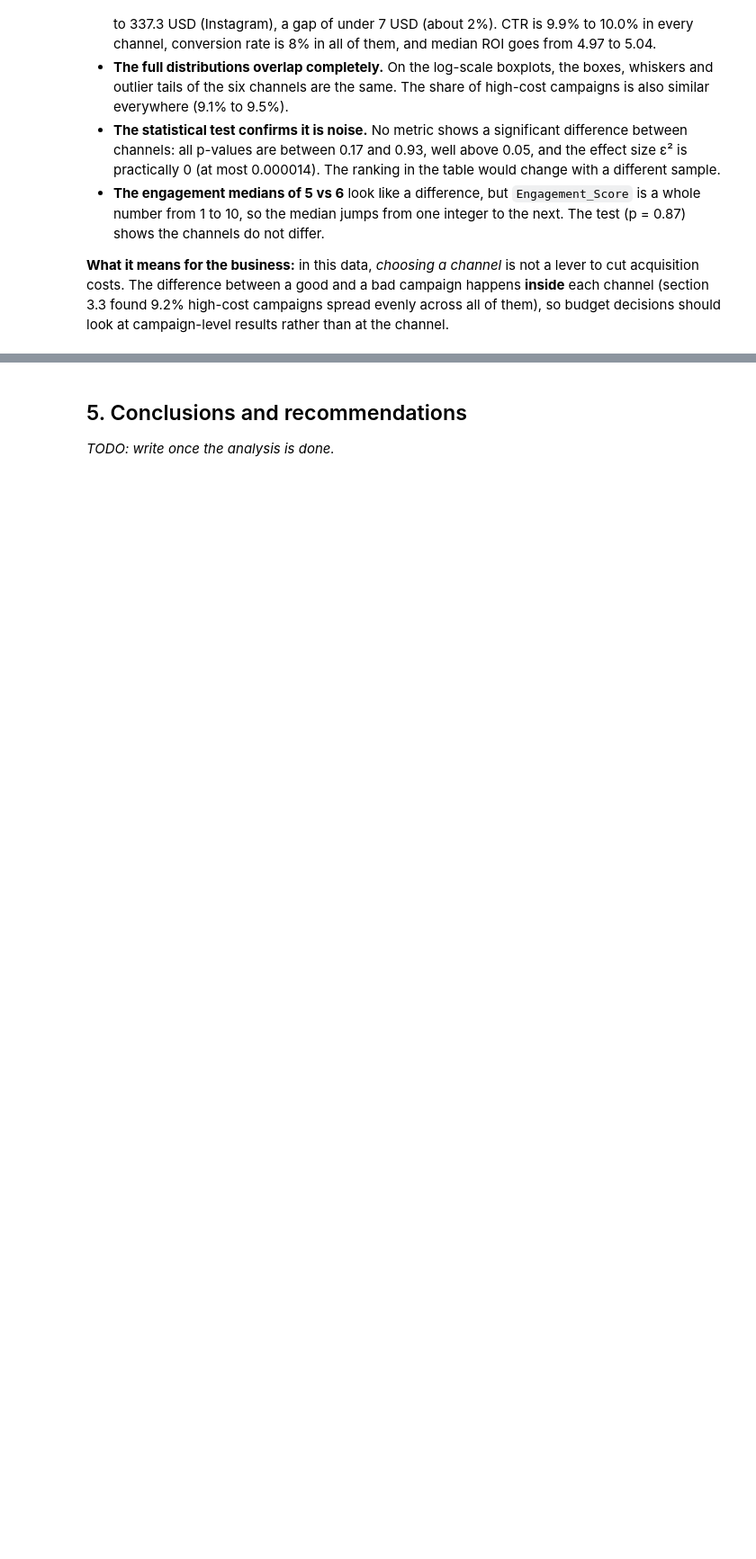
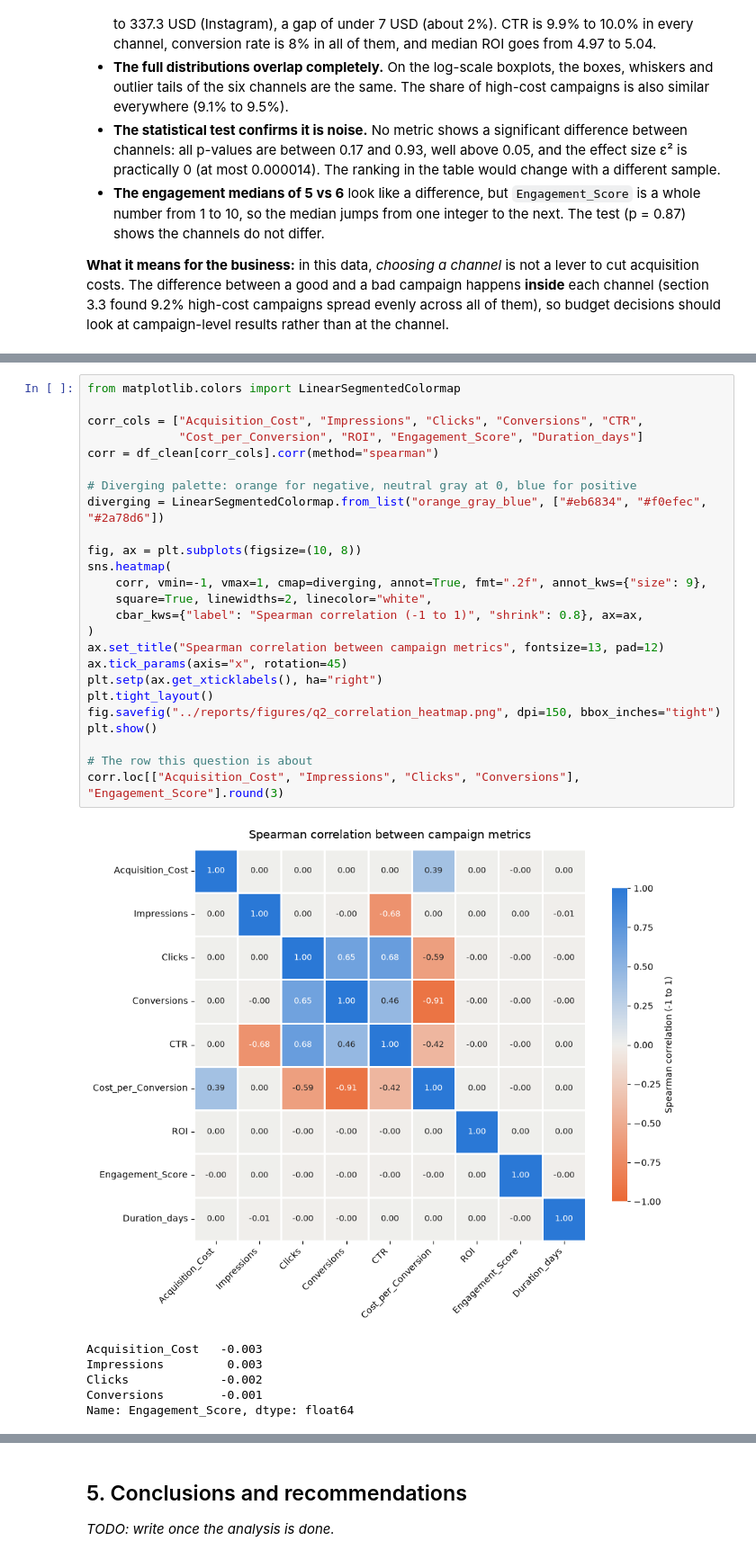
Before and after one commit to IA-P1-BCN/EDA_project_by_Rita, a Jupyter notebook: notebooks/01_eda_marketing_campaigns.ipynb, the cells around one changed output, grey strips where cells are left out. Shown at 90% size. Cells and saved outputs as stored; diff of their text form; blank space fills up the shorter version.

```diff
--- a/notebooks/01_eda_marketing_campaigns.ipynb
+++ b/notebooks/01_eda_marketing_campaigns.ipynb
@@ -624,0 +631,32 @@ channel_tests.round({"H": 2, "p_value": 3, "epsilon_squared": 6})
+# %%
+from matplotlib.colors import LinearSegmentedColormap
+
+corr_cols = ["Acquisition_Cost", "Impressions", "Clicks", "Conversions", "CTR",
+             "Cost_per_Conversion", "ROI", "Engagement_Score", "Duration_days"]
+corr = df_clean[corr_cols].corr(method="spearman")
+
+# Diverging palette: orange for negative, neutral gray at 0, blue for positive
+diverging = LinearSegmentedColormap.from_list("orange_gray_blue", ["#eb6834", "#f0efec", "#2a78d6"])
+
+fig, ax = plt.subplots(figsize=(10, 8))
+sns.heatmap(
+    corr, vmin=-1, vmax=1, cmap=diverging, annot=True, fmt=".2f", annot_kws={"size": 9},
+    square=True, linewidths=2, linecolor="white",
+    cbar_kws={"label": "Spearman correlation (-1 to 1)", "shrink": 0.8}, ax=ax,
+)
+ax.set_title("Spearman correlation between campaign metrics", fontsize=13, pad=12)
+ax.tick_params(axis="x", rotation=45)
+plt.setp(ax.get_xticklabels(), ha="right")
+plt.tight_layout()
+fig.savefig("../reports/figures/q2_correlation_heatmap.png", dpi=150, bbox_inches="tight")
+plt.show()
+
+# The row this question is about
+corr.loc[["Acquisition_Cost", "Impressions", "Clicks", "Conversions"], "Engagement_Score"].round(3)
+# %% [output]
+[figure, added]
+Acquisition_Cost   -0.003
+Impressions         0.003
+Clicks             -0.002
+Conversions        -0.001
+Name: Engagement_Score, dtype: float64
```
Also changed, not shown: parts of 5 cells of this notebook, 2 other files.
